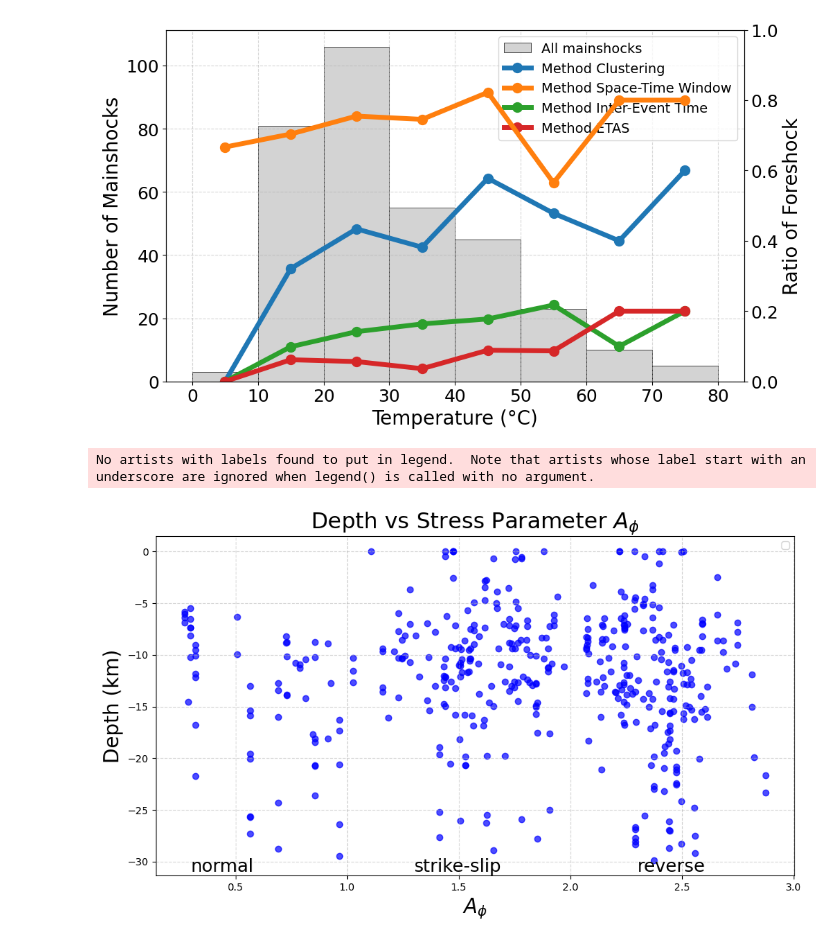
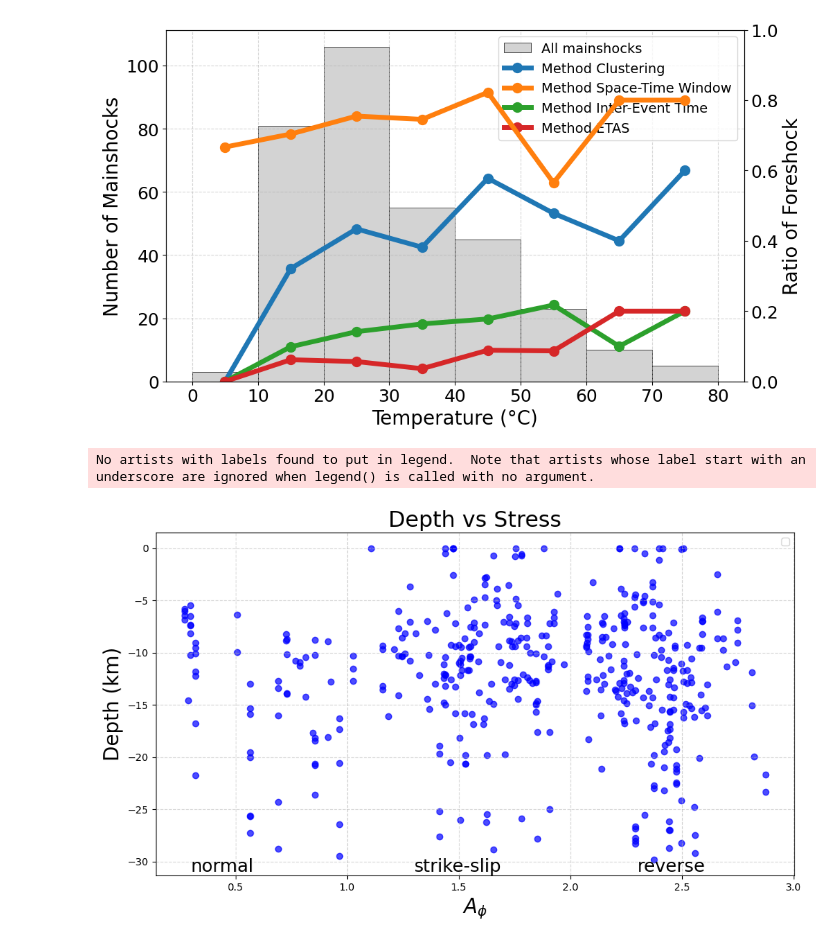
Before and after one commit to Motomasa511/foreshock_research, a Jupyter notebook: result.ipynb, the cells around one changed output. Drawn from its saved outputs; the diff is of its cells as text; code cells hidden in the pictures.

```diff
--- a/result.ipynb
+++ b/result.ipynb
@@ -1129,28 +1129,28 @@ plot_stacked_onsen_histogram_2()
 # %%
 def depth_vs_stress():
     mainshock_df_old = pd.read_csv(f'mainshock_df_old.csv', parse_dates=["datetime"])
     mainshock_df_new = pd.read_csv(f'mainshock_df_new.csv', parse_dates=["datetime"])
 
     mainshock_df = pd.concat([mainshock_df_old, mainshock_df_new], ignore_index=True)
 
     df = mainshock_df.dropna(subset=["depth", "A_phi", "TF_clustering"])
 
     plt.figure(figsize=(10, 6))
 
     plt.scatter( df["A_phi"], -df["depth"], alpha=0.7, color="blue")
 
     plt.text(0.3, -31, "normal", fontsize=18)
     plt.text(1.3, -31, "strike-slip", fontsize=18)
     plt.text(2.3, -31, "reverse", fontsize=18)
 
     plt.ylabel("Depth (km)", fontsize=20)
     plt.xlabel(r"$A_{\phi}$", fontsize=20)
-    plt.title("Depth vs Stress Parameter $A_{\phi}$", fontsize=22)
+    plt.title("Depth vs Stress", fontsize=22)
     plt.grid(True, linestyle="--", alpha=0.5)
     plt.legend()
     plt.tight_layout()
     plt.show()
 depth_vs_stress()
 # %% [output]
 No artists with labels found to put in legend.  Note that artists whose label start with an underscore are ignored when legend() is called with no argument.
-[figure, old version]
+[figure, new version]
```
